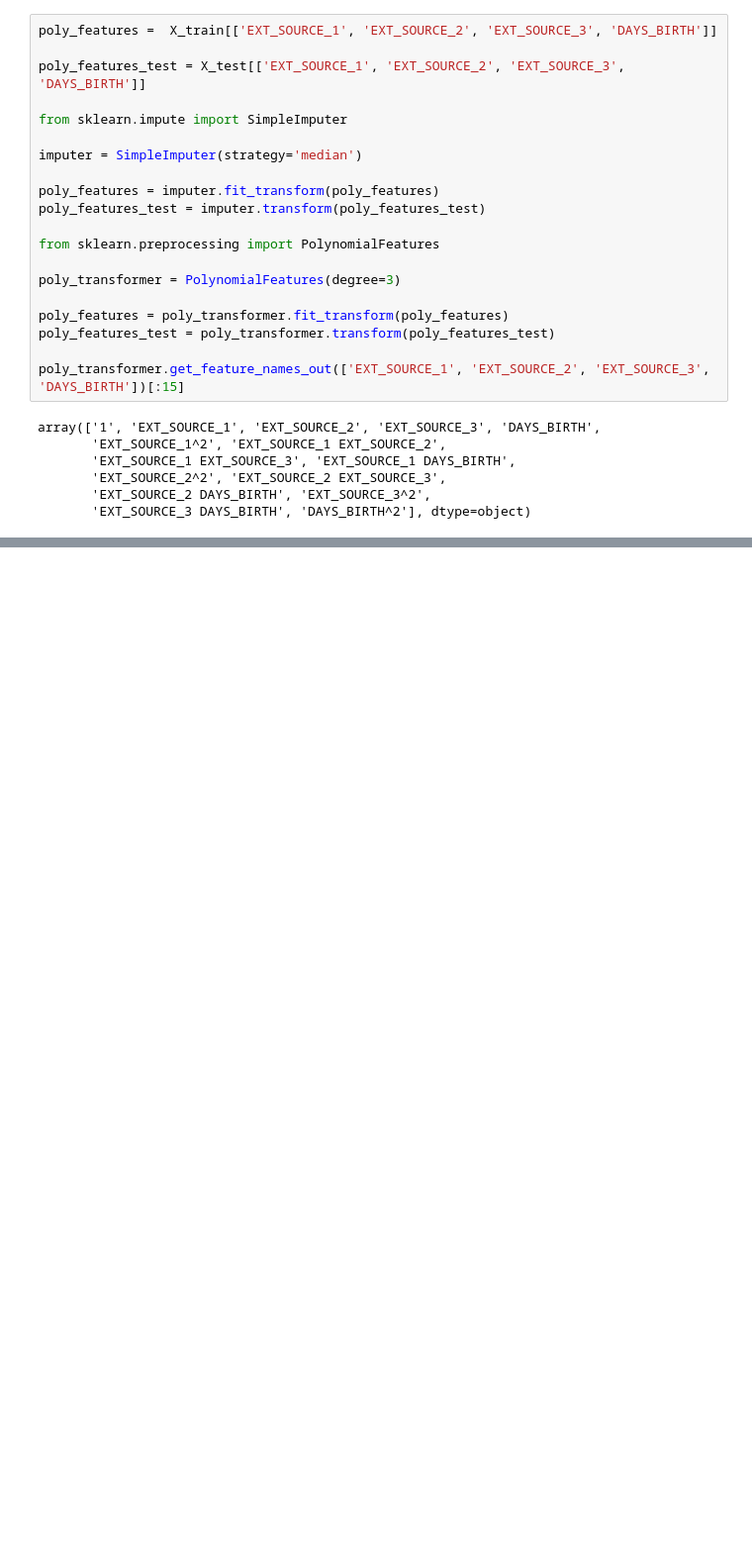
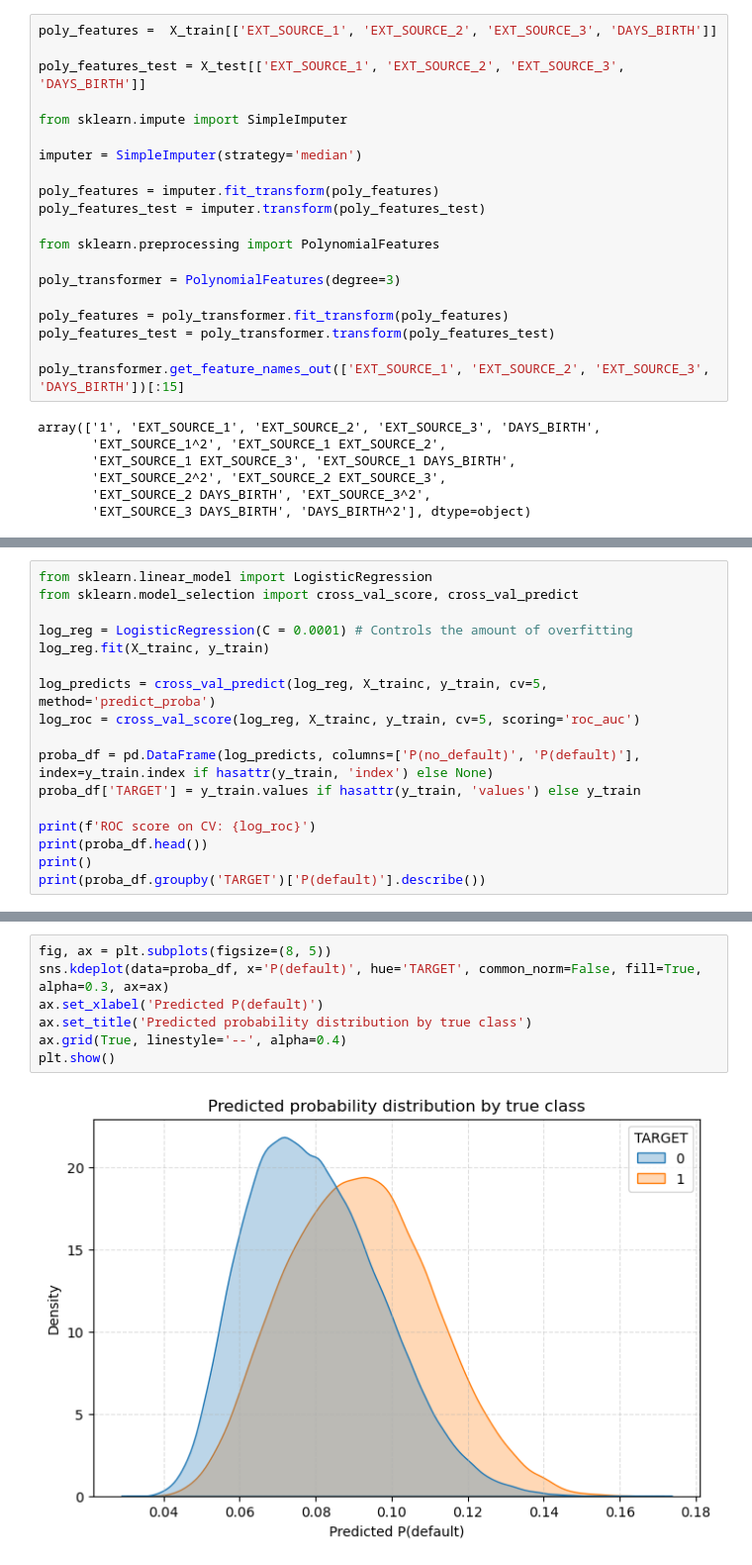
Before and after one commit to ABorda01/Project-Home-Credit-Default-Risk, a Jupyter notebook: EDA.ipynb, the cells around one changed output, grey strips where cells are left out. Shown at 99% size. Cells and saved outputs as stored; diff of their text form; blank space fills up the shorter version.

```diff
--- a/EDA.ipynb
+++ b/EDA.ipynb
@@ -353,0 +460,17 @@ poly_features
+# %%
+from sklearn.linear_model import LogisticRegression
+from sklearn.model_selection import cross_val_score, cross_val_predict
+
+log_reg = LogisticRegression(C = 0.0001) # Controls the amount of overfitting
+log_reg.fit(X_trainc, y_train)
+
+log_predicts = cross_val_predict(log_reg, X_trainc, y_train, cv=5, method='predict_proba')
+log_roc = cross_val_score(log_reg, X_trainc, y_train, cv=5, scoring='roc_auc')
+
+proba_df = pd.DataFrame(log_predicts, columns=['P(no_default)', 'P(default)'], index=y_train.index if hasattr(y_train, 'index') else None)
+proba_df['TARGET'] = y_train.values if hasattr(y_train, 'values') else y_train
+
+print(f'ROC score on CV: {log_roc}')
+print(proba_df.head())
+print()
+print(proba_df.groupby('TARGET')['P(default)'].describe())
@@ -353,0 +495,9 @@ poly_features
+# %%
+fig, ax = plt.subplots(figsize=(8, 5))
+sns.kdeplot(data=proba_df, x='P(default)', hue='TARGET', common_norm=False, fill=True, alpha=0.3, ax=ax)
+ax.set_xlabel('Predicted P(default)')
+ax.set_title('Predicted probability distribution by true class')
+ax.grid(True, linestyle='--', alpha=0.4)
+plt.show()
+# %% [output]
+[figure, added]
```
Also changed, not shown: parts of 16 cells of this notebook.
